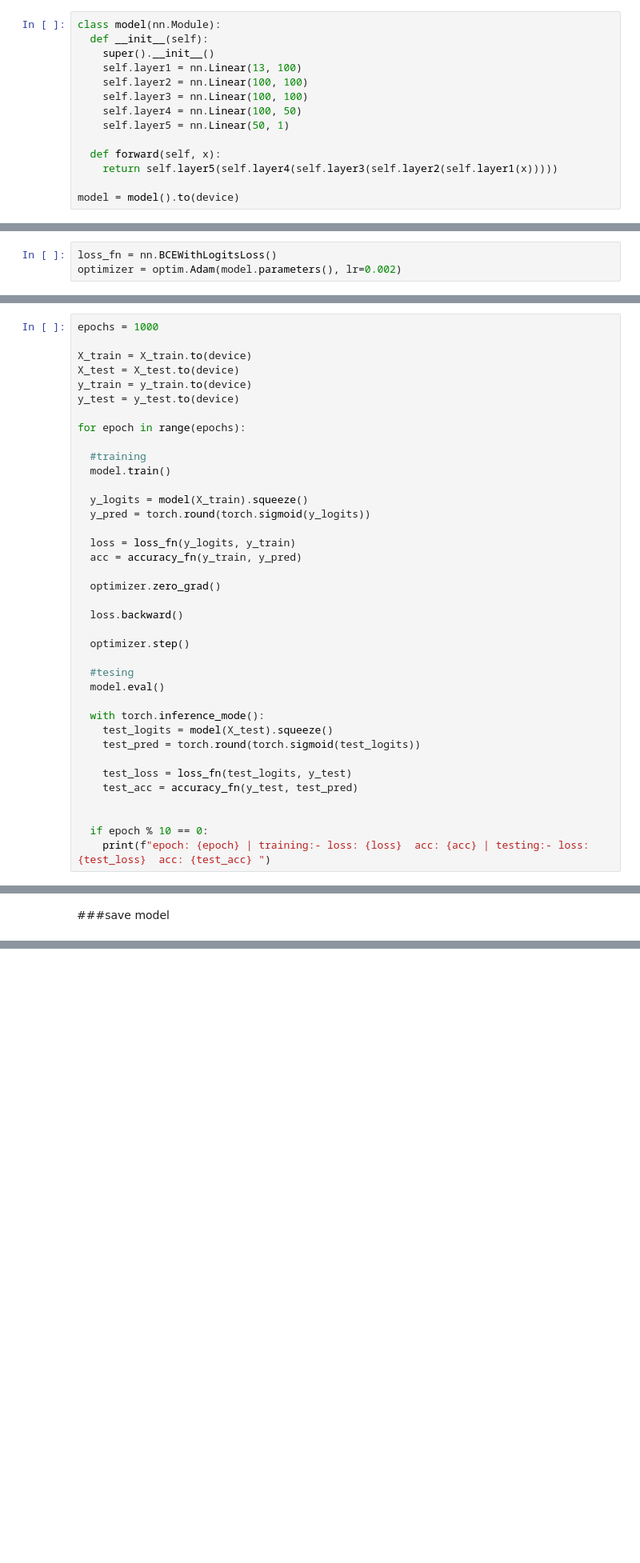
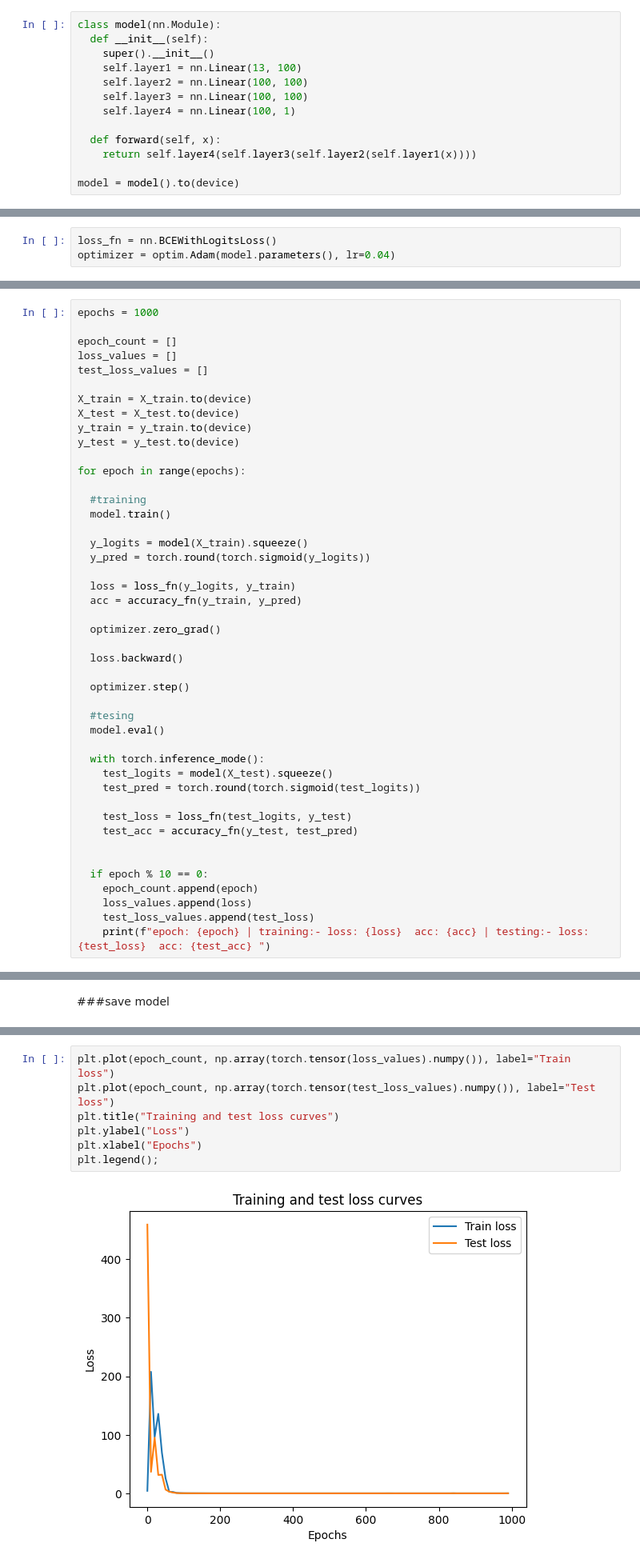
Before and after one commit to Mayura01/Machine-learning-Models, a Jupyter notebook: notebooks/heart_model.ipynb, the cells around one changed output, grey strips where cells are left out. Shown: that part at 80% size. Cells and saved outputs as stored; diff of their text form; blank space fills up the shorter version.

```diff
--- a/notebooks/heart_model.ipynb
+++ b/notebooks/heart_model.ipynb
@@ -126,11 +126,10 @@ class model(nn.Module):
     self.layer1 = nn.Linear(13, 100)
     self.layer2 = nn.Linear(100, 100)
     self.layer3 = nn.Linear(100, 100)
-    self.layer4 = nn.Linear(100, 50)
-    self.layer5 = nn.Linear(50, 1)
+    self.layer4 = nn.Linear(100, 1)
 
   def forward(self, x):
-    return self.layer5(self.layer4(self.layer3(self.layer2(self.layer1(x)))))
+    return self.layer4(self.layer3(self.layer2(self.layer1(x))))
 
 model = model().to(device)
 # %% [markdown]
@@ -161,6 +159,6 @@ Estimated Total Size (MB): 0.10
 # %%
 loss_fn = nn.BCEWithLogitsLoss()
-optimizer = optim.Adam(model.parameters(), lr=0.002)
+optimizer = optim.Adam(model.parameters(), lr=0.04)
 # %%
 def accuracy_fn(y_true, y_pred):
   correct = torch.eq(y_true, y_pred).sum().item()
@@ -170,6 +168,10 @@ def accuracy_fn(y_true, y_pred):
 ###**training** loop
 # %%
 epochs = 1000
+
+epoch_count = []
+loss_values = []
+test_loss_values = []
 
 X_train = X_train.to(device)
 X_test = X_test.to(device)
@@ -205,5 +207,8 @@ for epoch in range(epochs):
 
 
   if epoch % 10 == 0:
+    epoch_count.append(epoch)
+    loss_values.append(loss)
+    test_loss_values.append(test_loss)
     print(f"epoch: {epoch} | training:- loss: {loss}  acc: {acc} | testing:- loss: {test_loss}  acc: {test_acc} ")
 # %% [output]
@@ -231,0 +239,9 @@ torch.save(obj=model.state_dict(), f=modelfilename)
+# %%
+plt.plot(epoch_count, np.array(torch.tensor(loss_values).numpy()), label="Train loss")
+plt.plot(epoch_count, np.array(torch.tensor(test_loss_values).numpy()), label="Test loss")
+plt.title("Training and test loss curves")
+plt.ylabel("Loss")
+plt.xlabel("Epochs")
+plt.legend();
+# %% [output]
+[figure, added]
```
Also changed, not shown: parts of 4 cells of this notebook.
